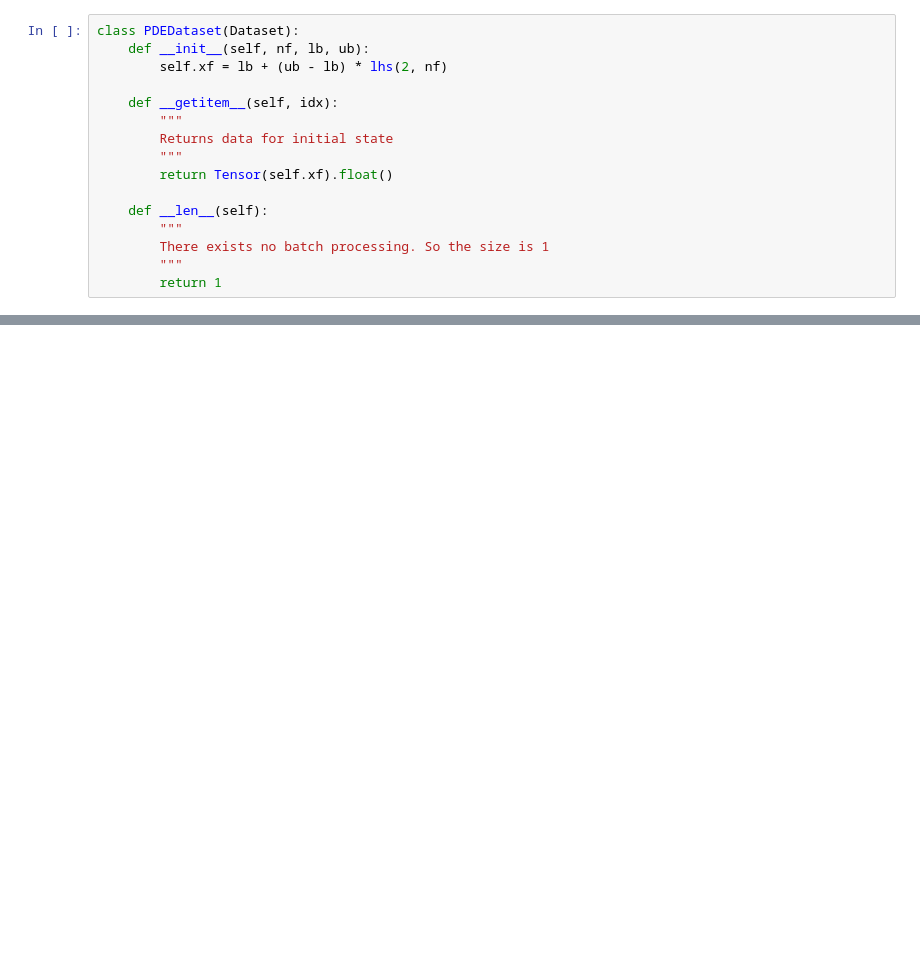
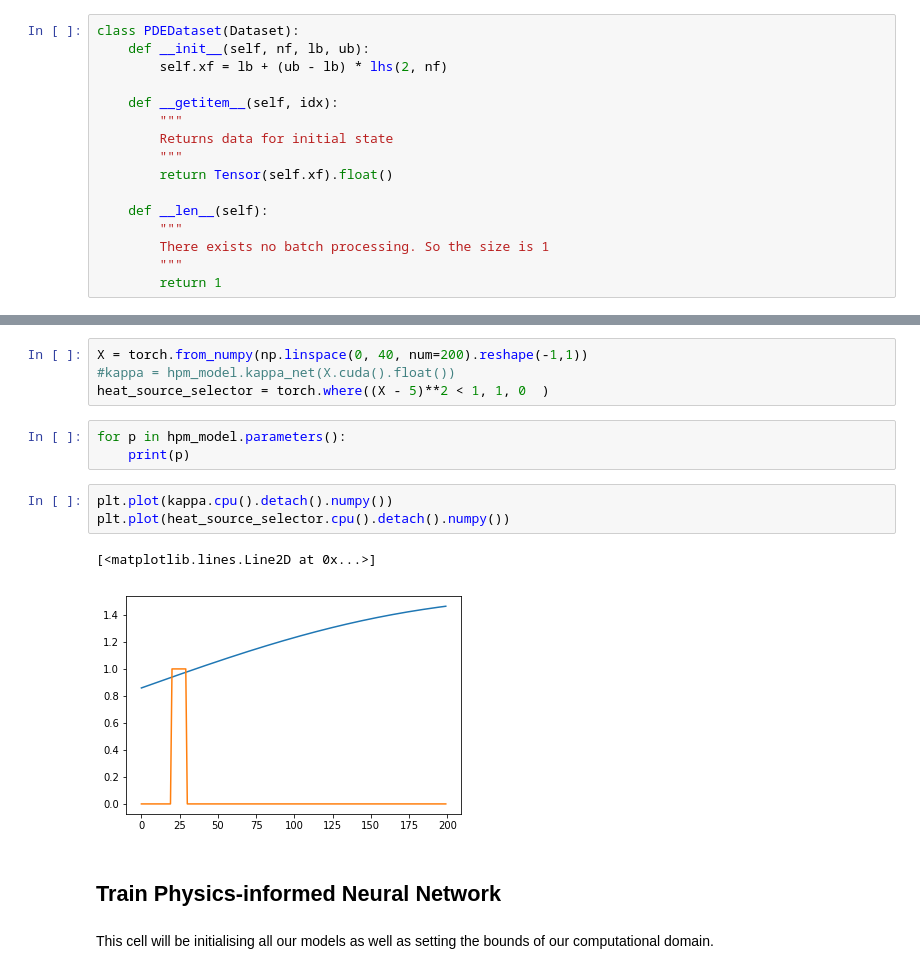
Before and after one commit to Jeyhun1/1D_HeatEquation, a Jupyter notebook: 1D_Heat-Equation.ipynb, the cells around one changed output, grey strips where cells are left out. Saved outputs shown, nothing was run; the diff lists cells and outputs as text; blank space fills up the shorter version.

```diff
--- a/1D_Heat-Equation.ipynb
+++ b/1D_Heat-Equation.ipynb
@@ -109 +153,18 @@ class HPM(Module):
+# %%
+X = torch.from_numpy(np.linspace(0, 40, num=200).reshape(-1,1))
+#kappa = hpm_model.kappa_net(X.cuda().float())
+heat_source_selector = torch.where((X - 5)**2 < 1, 1, 0  )
+# %%
+for p in hpm_model.parameters():
+    print(p)
+# %%
+plt.plot(kappa.cpu().detach().numpy())
+plt.plot(heat_source_selector.cpu().detach().numpy())
+# %% [output]
+[<matplotlib.lines.Line2D at 0x...>]
+[figure, added]
+# %% [markdown]
+## Train Physics-informed Neural Network
+# %% [markdown]
+This cell will be initialising all our models as well as setting the bounds of our computational domain.
 # %%
```
Also changed, not shown: parts of 18 cells of this notebook.
